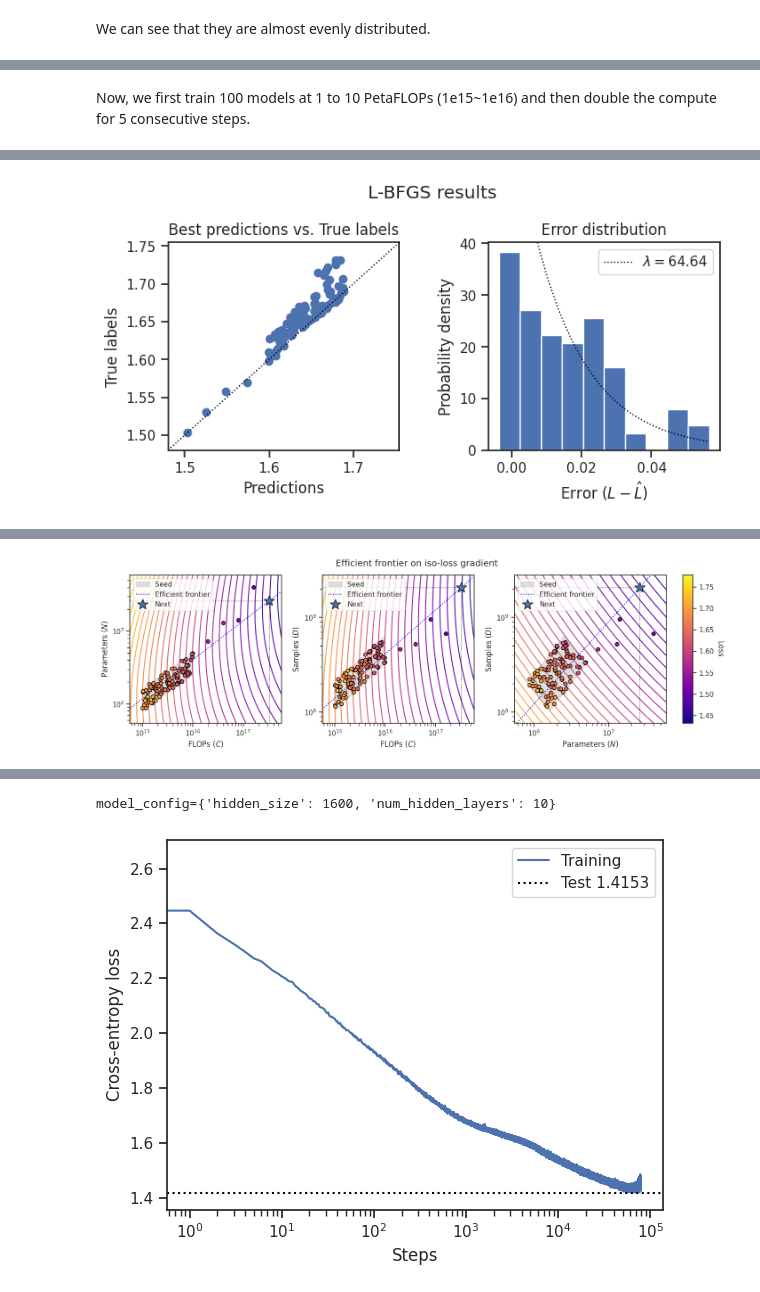
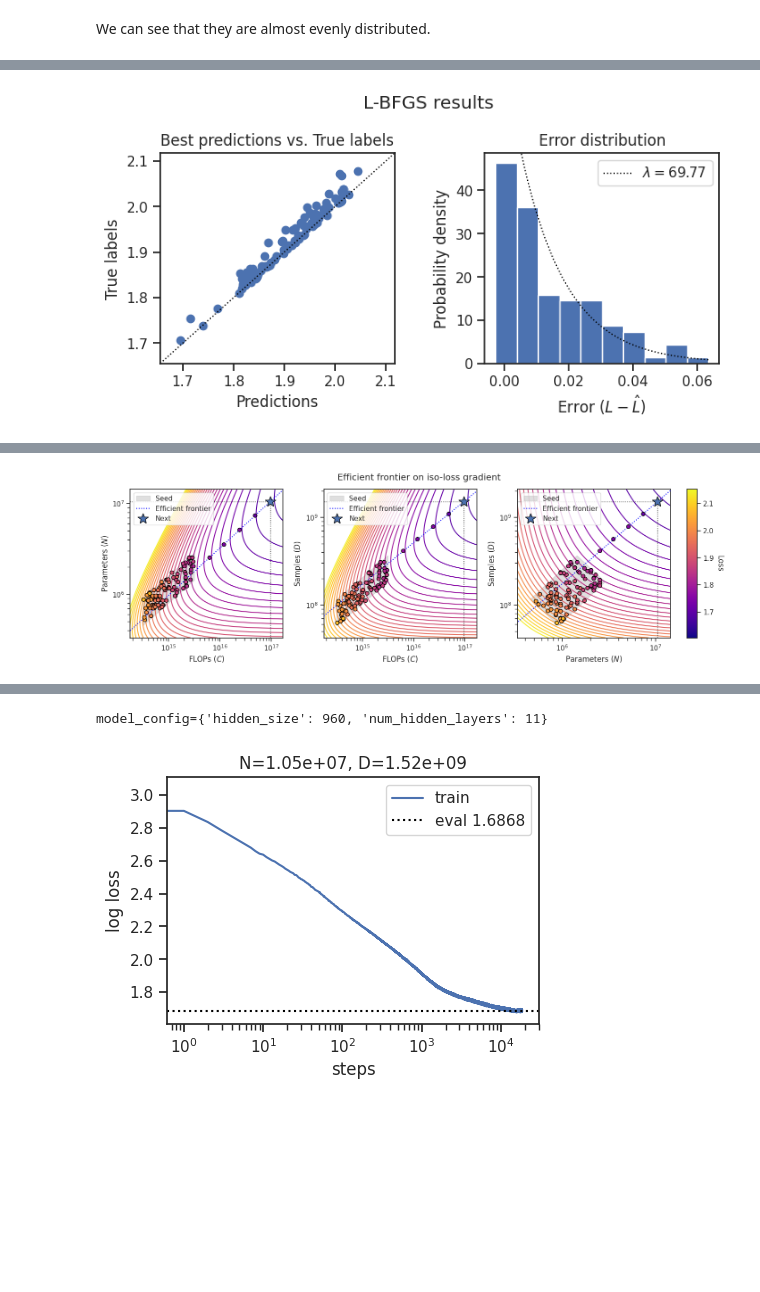
Before and after one commit to kyo-takano/chinchilla, a Jupyter notebook: examples/efficientcube.ipynb, the cells around one changed output, grey strips where cells are left out. Cells and saved outputs as stored; diff of their text form; code cells hidden in the pictures; blank space fills up the shorter version.

```diff
--- a/examples/efficientcube.ipynb
+++ b/examples/efficientcube.ipynb
@@ -141 +181,9 @@ model_search_config = dict(
+# %%
+import itertools
+
+for hidden_size, layers in itertools.product(64 * np.arange(1, 8 + 1), range(1, 8 + 1)):
+    model = Net(hidden_size, layers)
+    N_true = sum(p.numel() for p in model.parameters() if p.requires_grad)
+    N_pred = estimate_model_size(hidden_size, layers)
+    assert N_pred == N_true or not np.isfinite(N_pred), (N_pred, N_true)
 # %% [markdown]
@@ -147,11 +196,12 @@ You can then construct a `Chinchilla` object. In doing so, you have to specify a
 from chinchilla import Chinchilla
 
 
-project_dir = "efficientcube-1e15_1e16--mlp"
+project_dir = "efficientcube"
 
 cc = Chinchilla(
     project_dir,
-    seed_ranges=dict(C=(1e15, 1e16), N_to_D=(64, 256)),
+    # Seed models: 10 ^ 14.5~15.5 FLOPS, 64 <= N/D <= 256
+    seed_ranges=dict(C=(10**14.5, 10**15.5), N_to_D=(64, 256)),
     param_grid=dict(
         E=np.linspace(1.0, 1.5, 6),
         a=np.linspace(2, 7, 6),  # Log form (scale doesn't really matter)
@@ -283,14 +304,12 @@ def train_and_evaluate(model, N, D, batch_size=1024, lr=1e-4):
-# %% [markdown]
-Now, we first train 100 models at 1 to 10 PetaFLOPs (1e15\~1e16) and then double the compute for 5 consecutive steps.
 # %%
-import gc
+num_seeding_steps = 100
+num_scaling_steps = 5
 
-
-for i in range(len(cc.database.df), 105):
+for i in range(len(cc.database.df), num_seeding_steps + num_scaling_steps):
     # Sample a new model & update the scaling estimate with more than 100 runs
-    (N, D), model_config = cc.step(num_seeding_steps=100)
+    (N, D), model_config = cc.step(num_seeding_steps=num_seeding_steps)
     """ Internally, something like this is happening:
-    >>> if len(cc.database.df) < 100:
+    >>> if len(cc.database.df) < num_seeding_steps:
     ...     (N, D), model_config = cc.seed()
     ... else:
     ...     cc.fit()
@@ -302,13 +321,14 @@ for i in range(len(cc.database.df), 105):
     model = Net(**model_config)
 
     # Evaluate the (N, D) scenario by actually training the model
-    loss = train_and_evaluate(model, N, D)
+    loss = evaluate_fn(model, N, D)
 
     # Record the result
     cc.append(N=N, D=D, loss=loss)
 
-    # Clean the cache
-    del model
-    gc.collect()
-    torch.cuda.empty_cache()
+    # Clear the cache
+    if i + 1 < num_seeding_steps + num_scaling_steps:
+        del model
+        gc.collect()
+        torch.cuda.empty_cache()
 # %% [output]
@@ -321 +339 @@ for i in range(len(cc.database.df), 105):
-[figure, old version]
+[figure, new version]
@@ -326 +344 @@ for i in range(len(cc.database.df), 105):
-[figure, old version]
+[figure, new version]
@@ -328,2 +346,2 @@ for i in range(len(cc.database.df), 105):
-model_config={'hidden_size': 1600, 'num_hidden_layers': 10}
+model_config={'hidden_size': 960, 'num_hidden_layers': 11}
-[figure, old version]
+[figure, new version]
```
Also changed, not shown: parts of 48 cells of this notebook, 1 other file.
